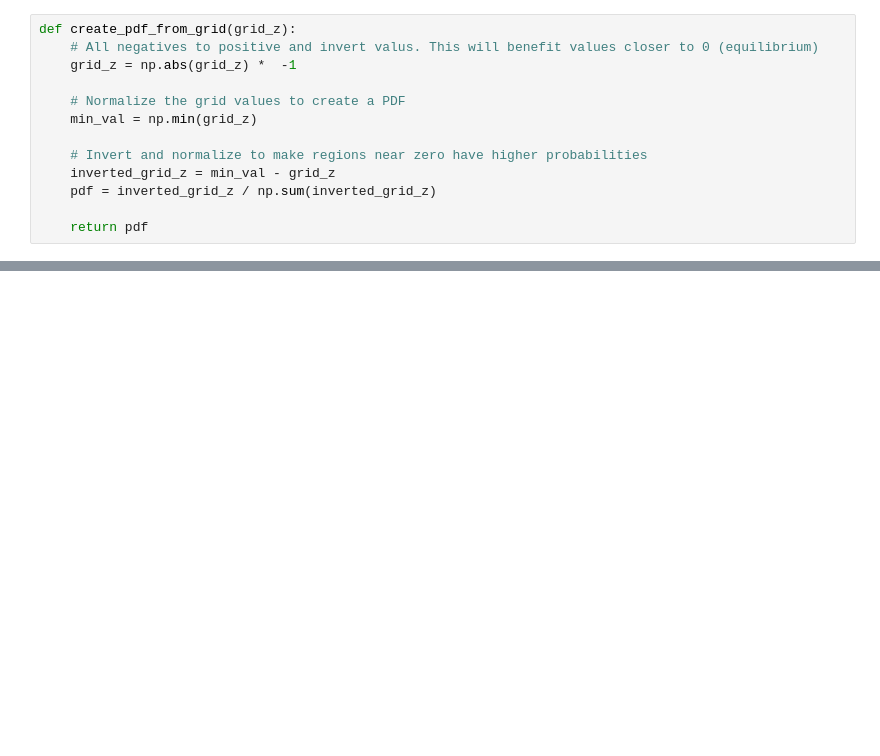
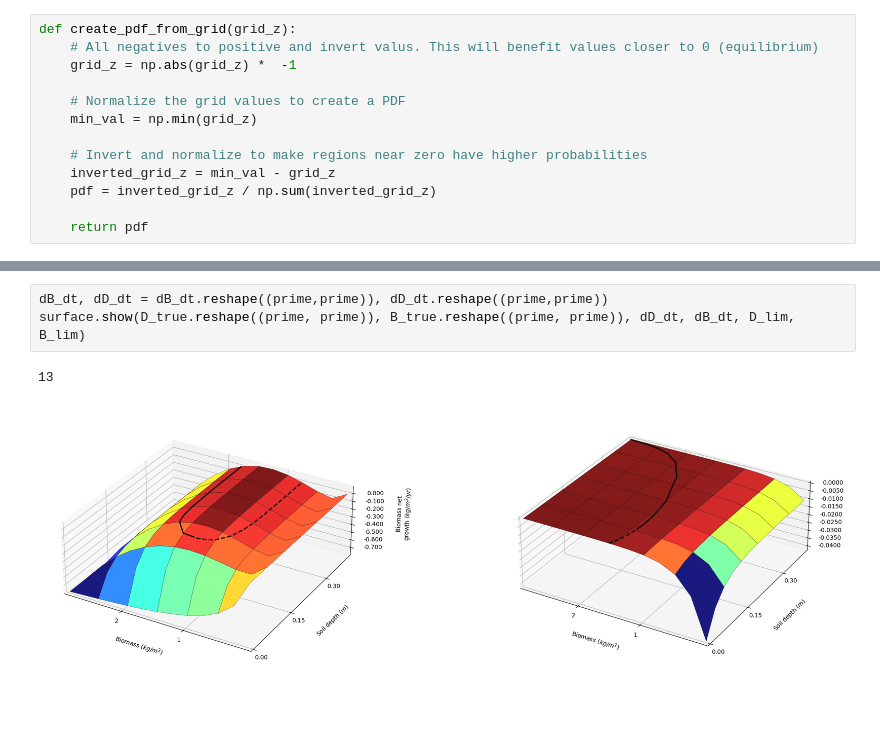
Before and after one commit to darkraisisi/sampling_hillslope_surrogate, a Jupyter notebook: exploitation.ipynb, the cells around one changed output, grey strips where cells are left out. Drawn from its saved outputs; the diff is of its cells as text; blank space fills up the shorter version.

```diff
--- a/exploitation.ipynb
+++ b/exploitation.ipynb
@@ -208,0 +220,6 @@ plt.show()
+# %%
+dB_dt, dD_dt = dB_dt.reshape((prime,prime)), dD_dt.reshape((prime,prime))
+surface.show(D_true.reshape((prime, prime)), B_true.reshape((prime, prime)), dD_dt, dB_dt, D_lim, B_lim)
+# %% [output]
+13
+[figure, added]
```
Also changed, not shown: parts of 23 cells of this notebook.
